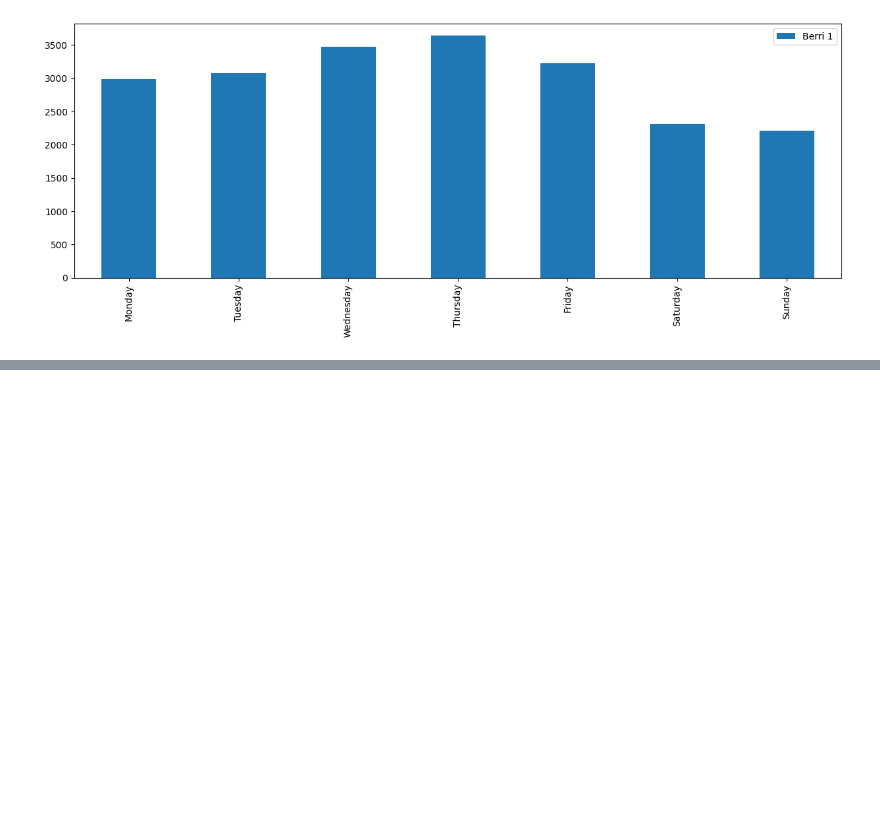
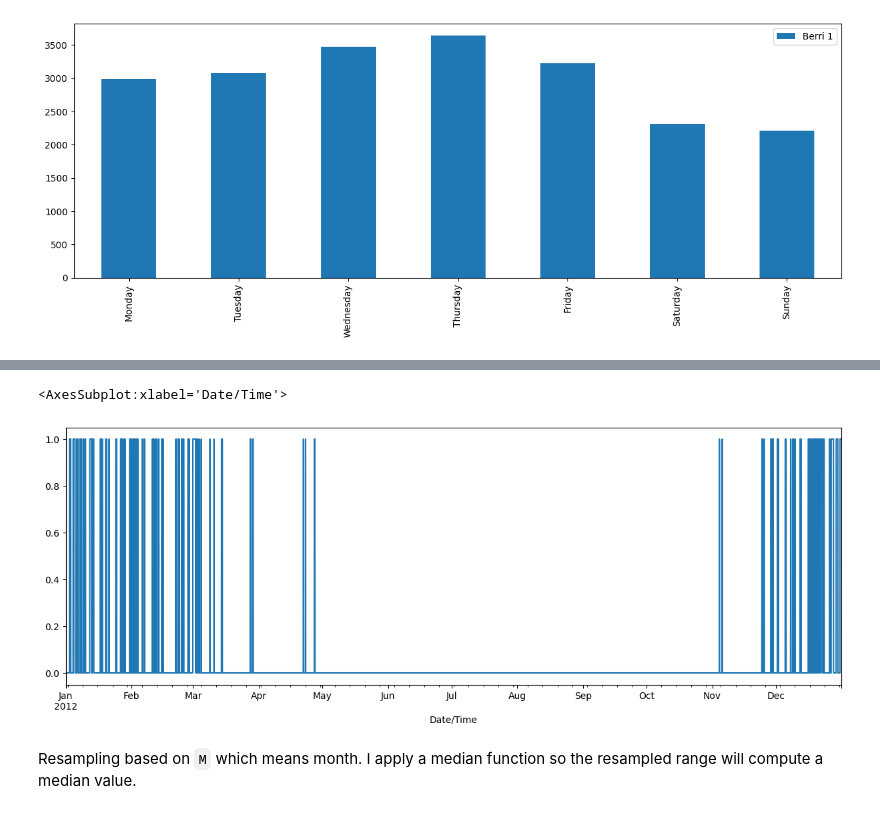
Before and after one commit to calvinfeng/pandas-cookbook, a Jupyter notebook: cooking/cookbook.ipynb, the cells around one changed output, grey strips where cells are left out. Cells and saved outputs as stored; diff of their text form; code cells hidden in the pictures; blank space fills up the shorter version.

```diff
--- a/cooking/cookbook.ipynb
+++ b/cooking/cookbook.ipynb
@@ -449,0 +466,3 @@ weekday_means.plot(kind='bar', figsize=(15,5))
+# %%
+weather_2012 = pd.read_csv('../data/weather_2012.csv', index_col='Date/Time', parse_dates=True)
+weather_2012.head()
@@ -449,0 +479,4 @@ weekday_means.plot(kind='bar', figsize=(15,5))
+# %%
+weather_descriptions = weather_2012['Weather']
+is_snowing = weather_descriptions.str.contains('Snow')
+is_snowing
@@ -449,0 +497,7 @@ weekday_means.plot(kind='bar', figsize=(15,5))
+# %%
+is_snowing.astype(float).plot(figsize=(15, 5))
+# %% [output]
+<AxesSubplot:xlabel='Date/Time'>
+[figure, added]
+# %% [markdown]
+Resampling based on `M` which means month. I apply a median function so the resampled range will compute a median value.
```
Also changed, not shown: parts of 55 cells of this notebook.
